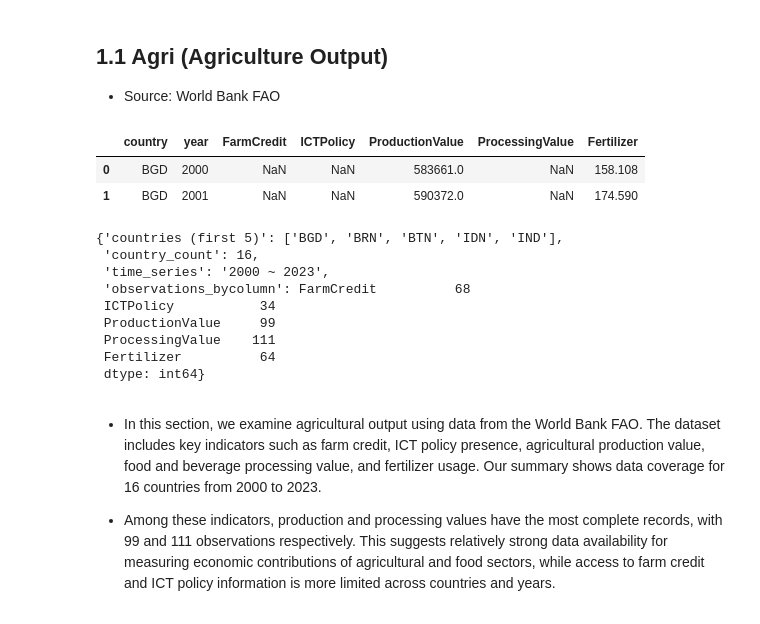
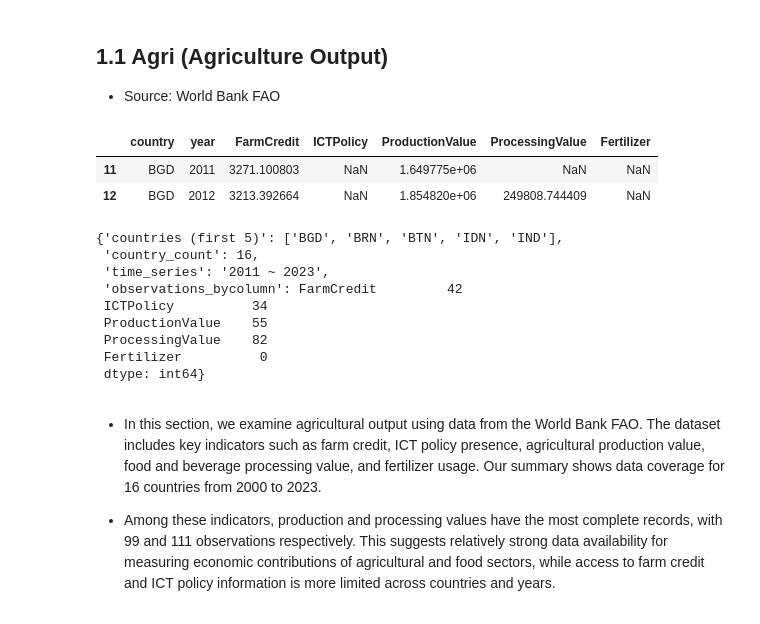
Before and after one commit to wanzi-wang/graspp_2025s_fintech, a Jupyter notebook: notebooks/Milestone_2.ipynb, the cells around one changed output. Drawn from its saved outputs; the diff is of its cells as text; code cells hidden in the pictures.

```diff
--- a/notebooks/Milestone_2.ipynb
+++ b/notebooks/Milestone_2.ipynb
@@ -78,22 +78,23 @@ def basic_stats(df):
 # %%
 df_agri = pd.read_csv('../data/processed/Agriculture_data.csv')
 df_agri = df_agri.rename(columns={'code': 'country'})
+df_agri = df_agri[(df_agri['year'] >= 2011) & (df_agri['year'] <= 2024)]
 df_agri.head(2)
 # %% [output]
 |  | country | year | FarmCredit | ICTPolicy | ProductionValue | ProcessingValue | Fertilizer |
-| 0 | BGD | 2000 | NaN | NaN | 583661.0 | NaN | 158.108 |
-| 1 | BGD | 2001 | NaN | NaN | 590372.0 | NaN | 174.590 |
+| 11 | BGD | 2011 | 3271.100803 | NaN | 1.649775e+06 | NaN | NaN |
+| 12 | BGD | 2012 | 3213.392664 | NaN | 1.854820e+06 | 249808.744409 | NaN |
 # %%
 basic_stats(df_agri)
 # %% [output]
 {'countries (first 5)': ['BGD', 'BRN', 'BTN', 'IDN', 'IND'],
  'country_count': 16,
- 'time_series': '2000 ~ 2023',
- 'observations_bycolumn': FarmCredit          68
- ICTPolicy           34
- ProductionValue     99
- ProcessingValue    111
- Fertilizer          64
+ 'time_series': '2011 ~ 2023',
+ 'observations_bycolumn': FarmCredit         42
+ ICTPolicy          34
+ ProductionValue    55
+ ProcessingValue    82
+ Fertilizer          0
  dtype: int64}
 # %% [markdown]
 - In this section, we examine agricultural output using data from the World Bank FAO. The dataset includes key indicators such as farm credit, ICT policy presence, agricultural production value, food and beverage processing value, and fertilizer usage. Our summary shows data coverage for 16 countries from 2000 to 2023.
```
Also changed, not shown: parts of 26 cells of this notebook, 5 other files.
